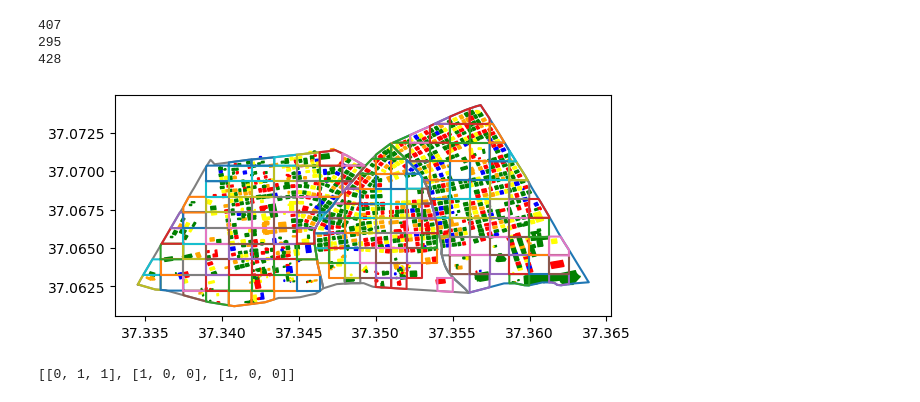
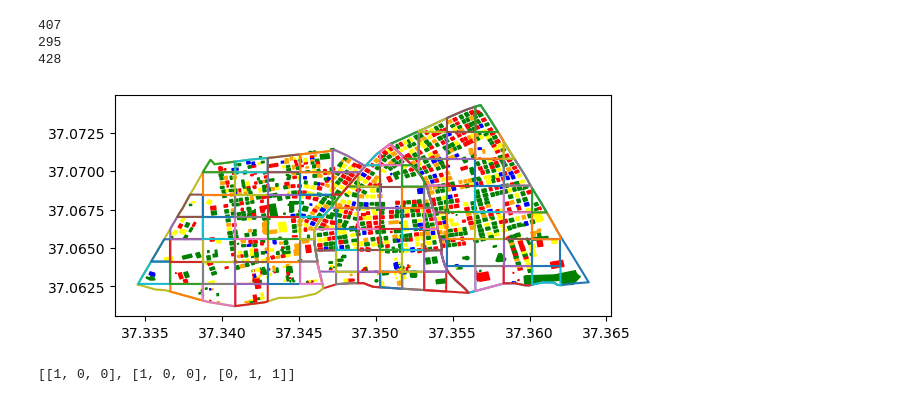
Before and after one commit to shreyakejriwal02/SARO_CORE2023, a Jupyter notebook: import_map.ipynb, the cells around one changed output. Cells and saved outputs as stored; diff of their text form; code cells hidden in the pictures.

```diff
--- a/import_map.ipynb
+++ b/import_map.ipynb
@@ -145,7 +145,7 @@ def generate_sub_areas(area, buildings, x_steps, y_steps):
 
 # create the sub_areas for each area
 for a in areas:
-    generate_sub_areas(a, a.buildings, 10, 10)
+    generate_sub_areas(a, a.buildings, 7, 7)
 
 # defines a function which plots the geometry of the areas, sub_areas and buildings
 def show_geometry(areas):
@@ -155,34 +155,34 @@ def show_geometry(areas):
 
     for a in areas:
         # Plot the area exterior boundary
         x, y = a.geometry.exterior.xy
         ax.plot(x, y)  # You can set a specific color
 
         # plot the sub_area geometry
         for s in a.sub_areas:
             ax.plot(*s.geometry.exterior.xy)
 
         # plot the building geometry
         # save each building geometry attribute in a list
         geos = [o.geometry for o in a.buildings]
 
         # choices of different colours with corresponding weights
         population = ['green', 'blue', 'yellow', 'orange', 'red']
         weights = [0.45, 0.05, 0.15, 0.12, 0.23]
 
         # for every geometry choose a colour, fill the geometry and plot to graph
         for g in geos:
             c = choices(population, weights)[0]
             x, y = g.exterior.xy
             ax.fill(x, y, color = c)
 
     # Display the plot
     plt.show()
 
 # show the geometry for each area, sub_area and building
 show_geometry(areas)
 # %% [output]
-[figure, old version]
+[figure, new version]
 # %%
 def allocate_teams_to_areas(areas, sector_n_heavy_teams, sector_n_med_teams, sector_n_light_teams):
     # define the number of people per team
@@ -239,7 +239,7 @@ def allocate_teams_to_areas(areas, sector_n_heavy_teams, sector_n_med_teams, sec
 allocate_teams_to_areas(areas, 2, 1, 1)
 print([[o.heavy_teams, o.med_teams, o.light_teams] for o in areas])
 # %% [output]
-[[0, 1, 1], [1, 0, 0], [1, 0, 0]]
+[[1, 0, 0], [1, 0, 0], [0, 1, 1]]
 # %%
 from trial_1 import Team
 from trial_1 import Sub_Team
```
Also changed, not shown: parts of 8 cells of this notebook, 1 other file.
